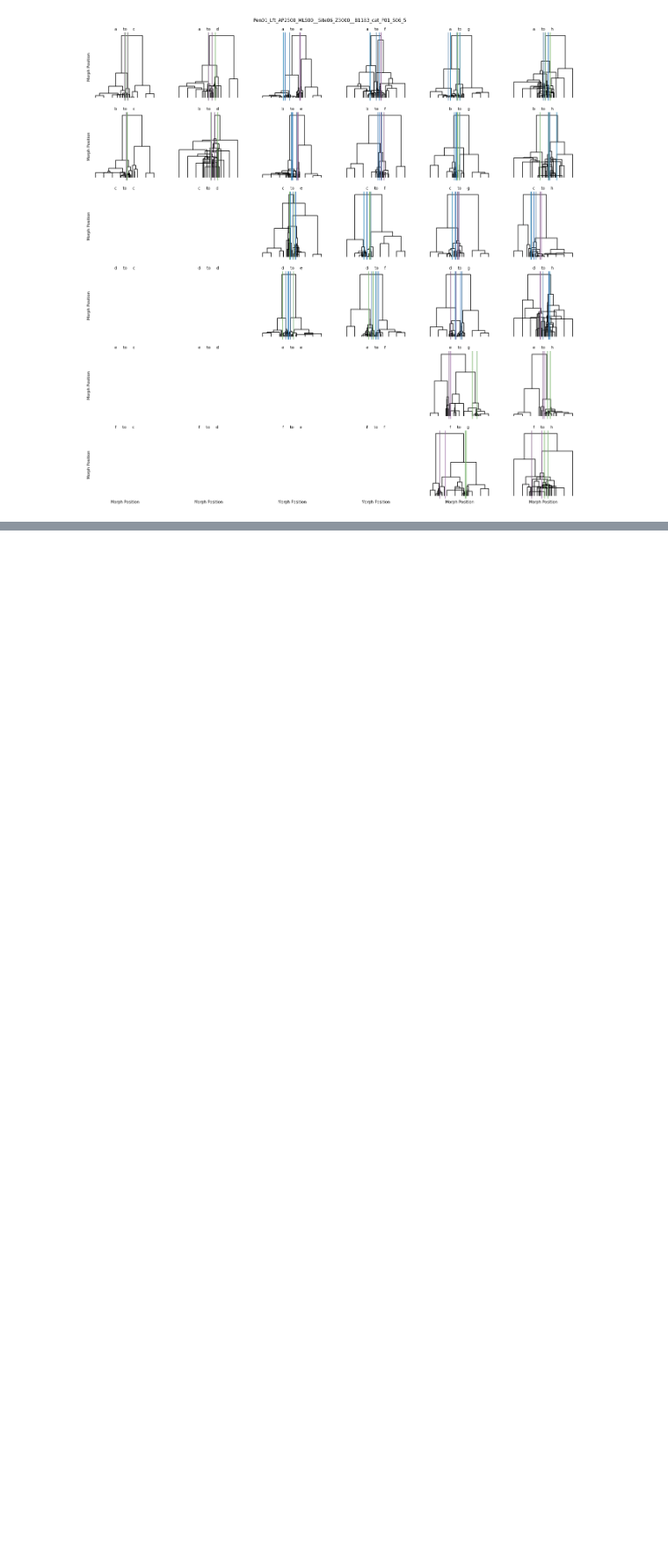
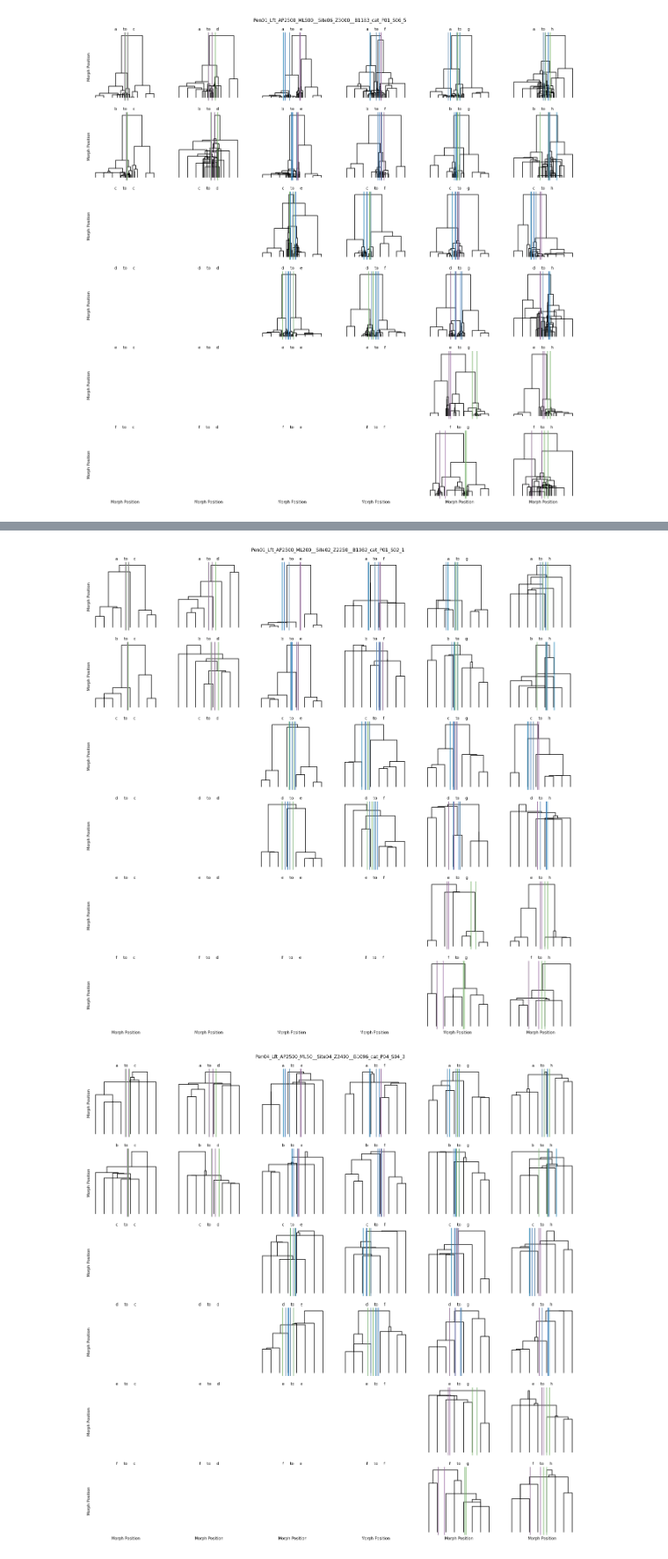
Before and after one commit to MarvinT/morphs, a Jupyter notebook: notebooks/supplemental/2.3-mjt-pairwise-hierarchical-clustering.ipynb, the cells around one changed output, grey strips where cells are left out. Shown at 88% size. Saved outputs shown, nothing was run; the diff lists cells and outputs as text; code cells hidden in the pictures; blank space fills up the shorter version.

```diff
--- a/notebooks/supplemental/2.3-mjt-pairwise-hierarchical-clustering.ipynb
+++ b/notebooks/supplemental/2.3-mjt-pairwise-hierarchical-clustering.ipynb
@@ -114,0 +175,18 @@ for i, (block_path, block_group) in enumerate(pair_df.groupby("block_path")):
+# %%
+for i, (block_path, block_group) in enumerate(pair_df.groupby("block_path")):
+    if i % 10 == 0:
+        if equal_spacing[block_path]:
+            even_block_group = block_group
+        else:
+            even_block_group = block_group[
+                block_group["lesser_morph_pos"].isin(even_spaced_pos_8)
+                & block_group["greater_morph_pos"].isin(even_spaced_pos_8)
+            ]
+        morph_dendrogram_viz(
+            even_block_group,
+            title=morphs.data.parse.blockpath_name(block_path),
+            method="single",
+        )
+# %% [output]
+[figure, added]
+[figure, added]
```
Also changed, not shown: parts of 6 cells of this notebook.
